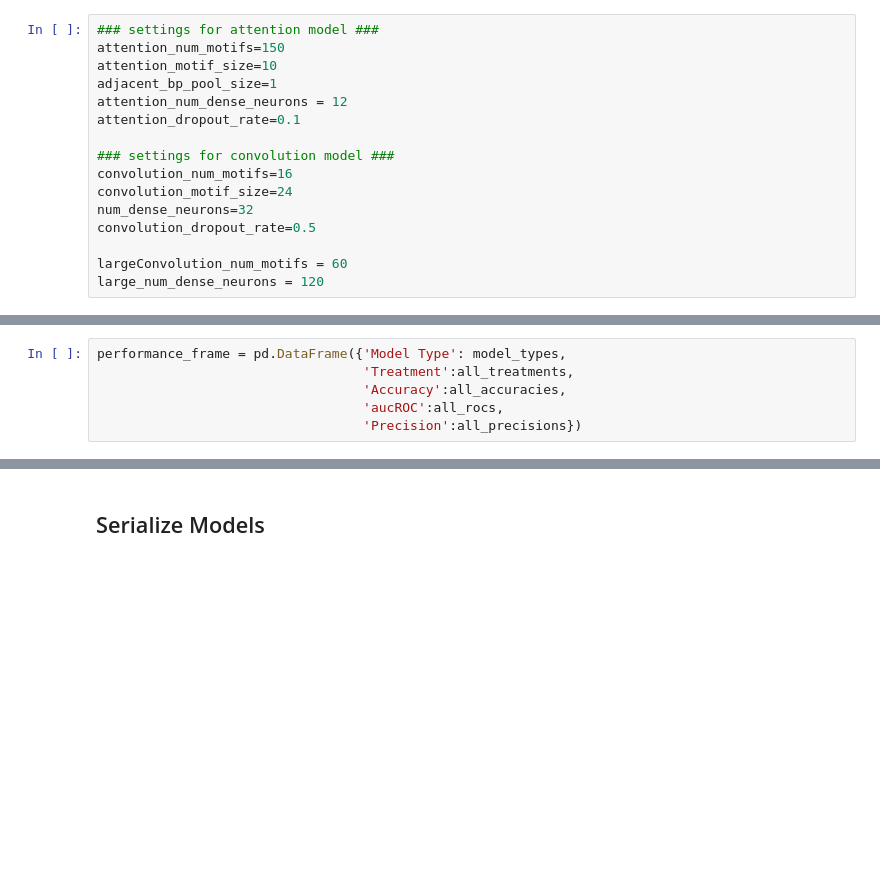
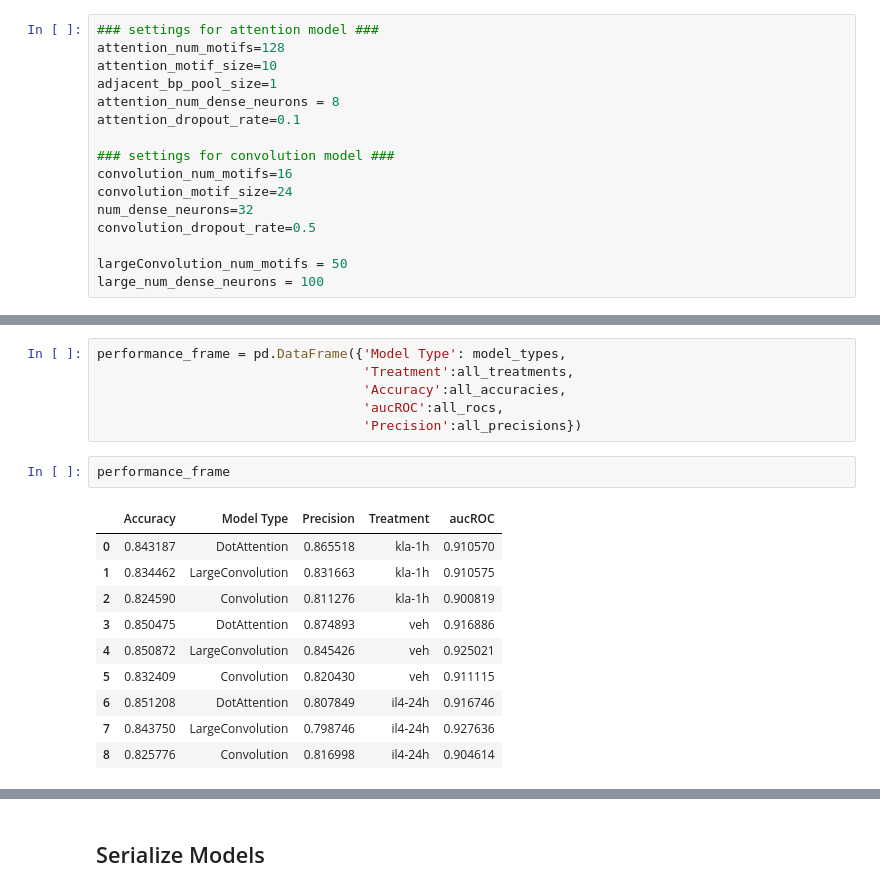
Before and after one commit to jenhantao/genomic_grammar, a Jupyter notebook: Attention Only Classification Analysis.ipynb, the cells around one changed output, grey strips where cells are left out. Cells and saved outputs as stored; diff of their text form; blank space fills up the shorter version.

```diff
--- a/Attention Only Classification Analysis.ipynb
+++ b/Attention Only Classification Analysis.ipynb
@@ -78,10 +78,10 @@ for ps in ['c57bl6_kla-1h_peaks.fasta', 'c57bl6_veh_peaks.fasta', 'c57bl6_il4-24
 ## Set Model Settings
 # %%
 ### settings for attention model ###
-attention_num_motifs=150
+attention_num_motifs=128
 attention_motif_size=10
 adjacent_bp_pool_size=1
-attention_num_dense_neurons = 12
+attention_num_dense_neurons = 8
 attention_dropout_rate=0.1
 
 ### settings for convolution model ###
@@ -90,8 +90,8 @@ convolution_motif_size=24
 num_dense_neurons=32
 convolution_dropout_rate=0.5
 
-largeConvolution_num_motifs = 60
-large_num_dense_neurons = 120
+largeConvolution_num_motifs = 50
+large_num_dense_neurons = 100
 # %%
 dotProductAttention_model = get_dotProductAttention_model(200,
     mode='classification',
@@ -300,6 +272,19 @@ performance_frame = pd.DataFrame({'Model Type': model_types,
                                   'Accuracy':all_accuracies,
                                   'aucROC':all_rocs,
                                   'Precision':all_precisions})
+# %%
+performance_frame
+# %% [output]
+|  | Accuracy | Model Type | Precision | Treatment | aucROC |
+| 0 | 0.843187 | DotAttention | 0.865518 | kla-1h | 0.910570 |
+| 1 | 0.834462 | LargeConvolution | 0.831663 | kla-1h | 0.910575 |
+| 2 | 0.824590 | Convolution | 0.811276 | kla-1h | 0.900819 |
+| 3 | 0.850475 | DotAttention | 0.874893 | veh | 0.916886 |
+| 4 | 0.850872 | LargeConvolution | 0.845426 | veh | 0.925021 |
+| 5 | 0.832409 | Convolution | 0.820430 | veh | 0.911115 |
+| 6 | 0.851208 | DotAttention | 0.807849 | il4-24h | 0.916746 |
+| 7 | 0.843750 | LargeConvolution | 0.798746 | il4-24h | 0.927636 |
+| 8 | 0.825776 | Convolution | 0.816998 | il4-24h | 0.904614 |
 # %%
 with sns.axes_style('whitegrid'):
     sns.factorplot(data = performance_frame,
```
Also changed, not shown: parts of 6 cells of this notebook.
